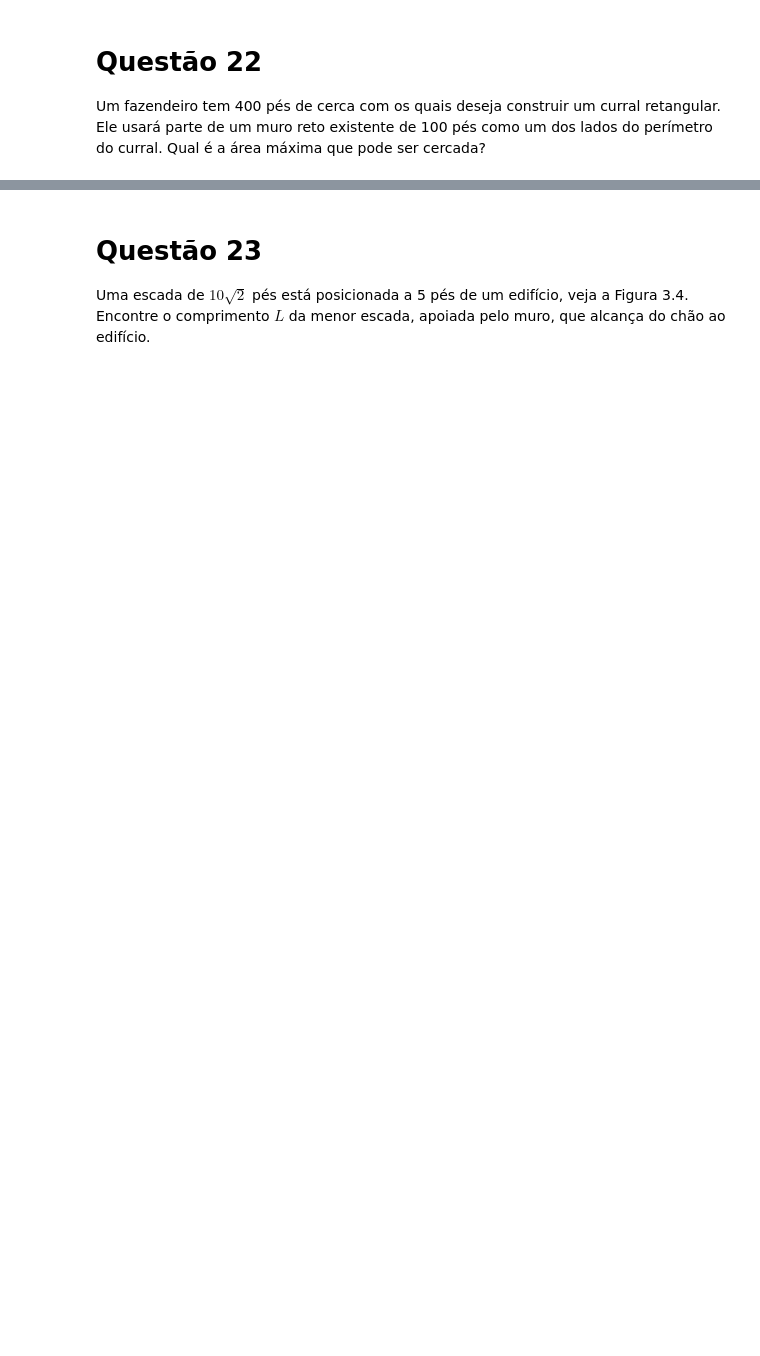
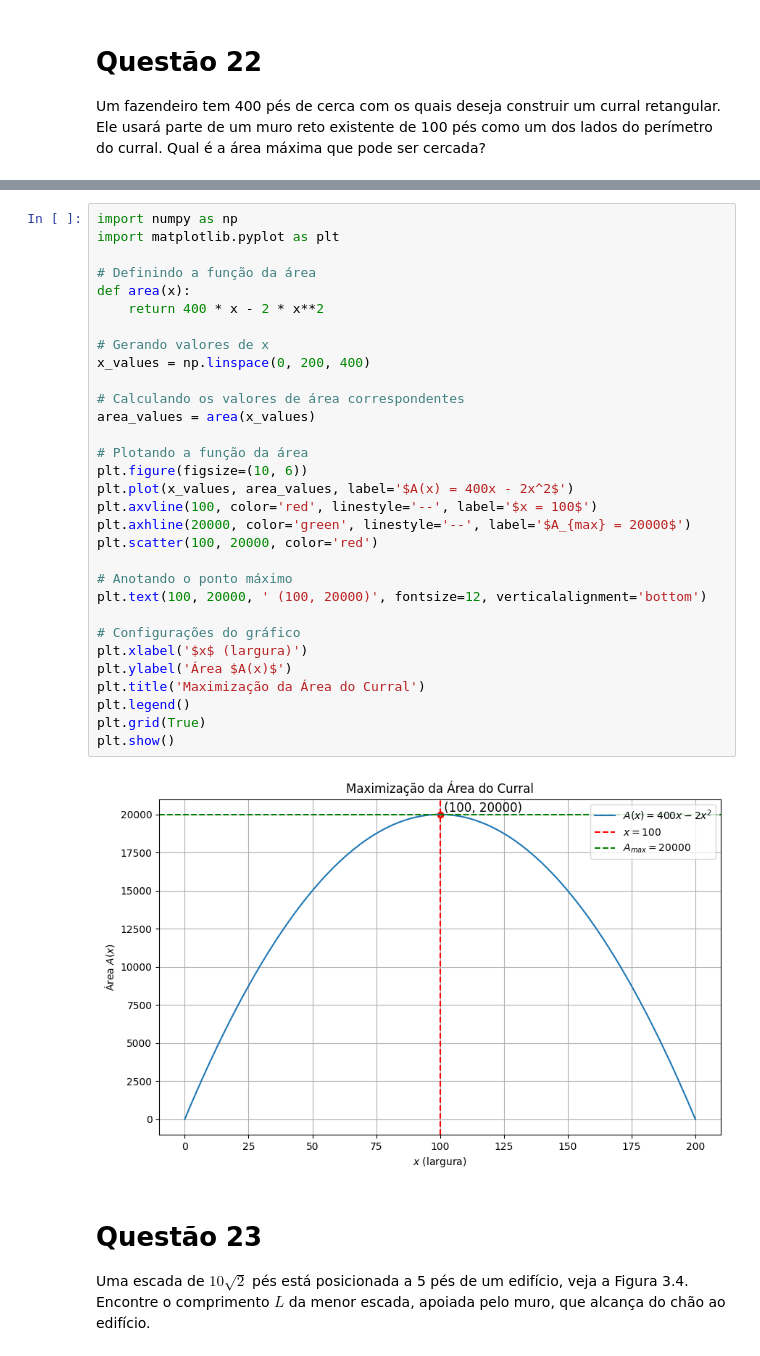
Before and after one commit to andre210505/RA1, a Jupyter notebook: Recuperação_RA2.ipynb, the cells around one changed output, grey strips where cells are left out. Drawn from its saved outputs; the diff is of its cells as text; blank space fills up the shorter version.

```diff
--- a/Recuperação_RA2.ipynb
+++ b/Recuperação_RA2.ipynb
@@ -864,3 +1700,36 @@ Um fazendeiro tem 400 pés de cerca com os quais deseja construir um curral reta
+# %%
+import numpy as np
+import matplotlib.pyplot as plt
+
+# Definindo a função da área
+def area(x):
+    return 400 * x - 2 * x**2
+
+# Gerando valores de x
+x_values = np.linspace(0, 200, 400)
+
+# Calculando os valores de área correspondentes
+area_values = area(x_values)
+
+# Plotando a função da área
+plt.figure(figsize=(10, 6))
+plt.plot(x_values, area_values, label='$A(x) = 400x - 2x^2$')
+plt.axvline(100, color='red', linestyle='--', label='$x = 100$')
+plt.axhline(20000, color='green', linestyle='--', label='$A_{max} = 20000$')
+plt.scatter(100, 20000, color='red')
+
+# Anotando o ponto máximo
+plt.text(100, 20000, ' (100, 20000)', fontsize=12, verticalalignment='bottom')
+
+# Configurações do gráfico
+plt.xlabel('$x$ (largura)')
+plt.ylabel('Área $A(x)$')
+plt.title('Maximização da Área do Curral')
+plt.legend()
+plt.grid(True)
+plt.show()
+# %% [output]
+[figure, added]
 # %% [markdown]
 # Questão 23
 Uma escada de $ 10\sqrt{2} $ pés está posicionada a 5 pés de um edifício, veja a Figura 3.4. Encontre o comprimento $ L $ da menor escada, apoiada pelo muro, que alcança do chão ao edifício.
```
Also changed, not shown: parts of 48 cells of this notebook.
